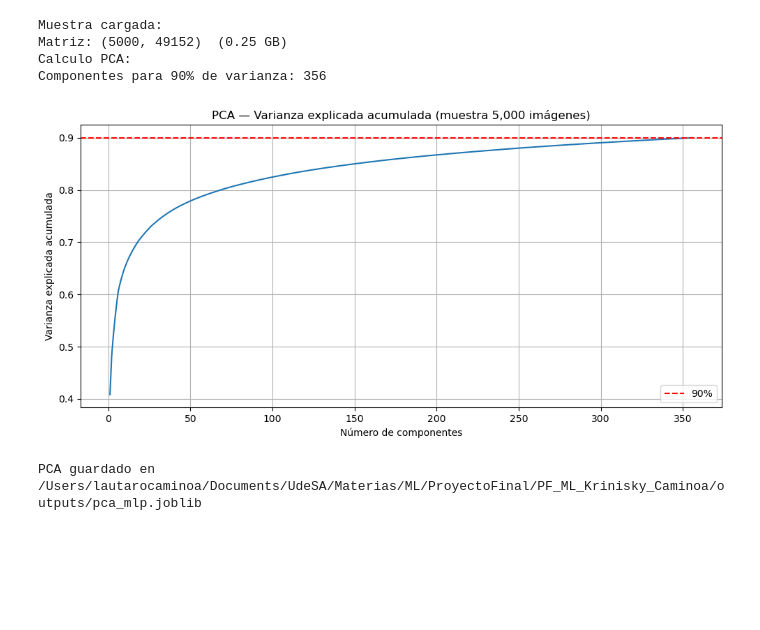
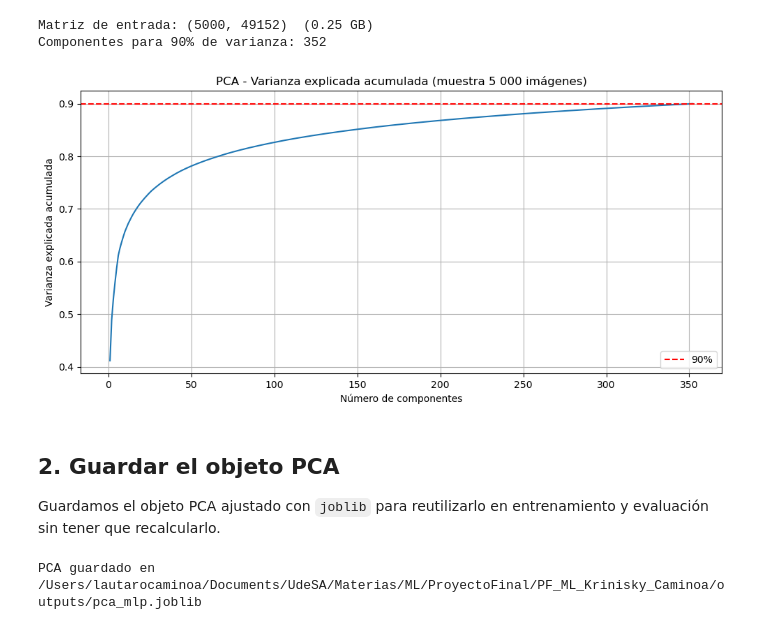
Before and after one commit to lcaminoa/ai-image-detection, a Jupyter notebook: notebooks/02_MLP.ipynb, the cells around one changed output. Drawn from its saved outputs; the diff is of its cells as text; code cells hidden in the pictures; blank space fills up the shorter version.

```diff
--- a/notebooks/02_MLP.ipynb
+++ b/notebooks/02_MLP.ipynb
@@ -21,47 +40,40 @@ from src.mlp import train_mlp
 # %%
-import random
-random.seed(SEED)
-
-# Muestra aleatoria de 5000 imágenes para el análisis de PCA
 todos_los_paths = [
     p
-    for label in ("real", "fake")
+    for label in CLASES
     for p in sorted((DATA_PROC / "train" / label).iterdir())
 ]
 muestra = random.sample(todos_los_paths, 5000)
 
-print("Muestra cargada:")
 filas = []
 for p in muestra:
     with Image.open(p) as img:
         filas.append(np.array(img, dtype=np.uint8).flatten())
 X = np.stack(filas)
-print(f"Matriz: {X.shape}  ({X.nbytes / 1e9:.2f} GB)")
+print(f"Matriz de entrada: {X.shape}  ({X.nbytes / 1e9:.2f} GB)")
 
-# Uso 5000 muestras para q SVD exacto sea manejable
-print("Calculo PCA:")
-pca = PCA(n_components=0.90, svd_solver='full', whiten=True, random_state=SEED)
+pca = PCA(n_components=0.90, svd_solver="full", whiten=True, random_state=SEED)
 pca.fit(X)
 n_comp = pca.n_components_
 print(f"Componentes para 90% de varianza: {n_comp}")
 
-# Gráfico de varianza explicada acumulada
 varianza_acum = np.cumsum(pca.explained_variance_ratio_)
-
 plt.figure(figsize=(10, 5))
 plt.plot(range(1, n_comp + 1), varianza_acum)
 plt.axhline(0.90, color="r", linestyle="--", label="90%")
 plt.xlabel("Número de componentes")
 plt.ylabel("Varianza explicada acumulada")
-plt.title("PCA — Varianza explicada acumulada (muestra 5,000 imágenes)")
+plt.title("PCA - Varianza explicada acumulada (muestra 5 000 imágenes)")
 plt.legend()
 plt.grid(True)
 plt.tight_layout()
 plt.show()
 # %% [output]
-Muestra cargada:
-Matriz: (5000, 49152)  (0.25 GB)
-Calculo PCA:
-Componentes para 90% de varianza: 356
+Matriz de entrada: (5000, 49152)  (0.25 GB)
+Componentes para 90% de varianza: 352
-[figure, old version]
+[figure, new version]
+# %% [markdown]
+## 2. Guardar el objeto PCA
+
+Guardamos el objeto PCA ajustado con `joblib` para reutilizarlo en entrenamiento y evaluación sin tener que recalcularlo.
 # %%
```
Also changed, not shown: parts of 8 cells of this notebook, 4 other files.
